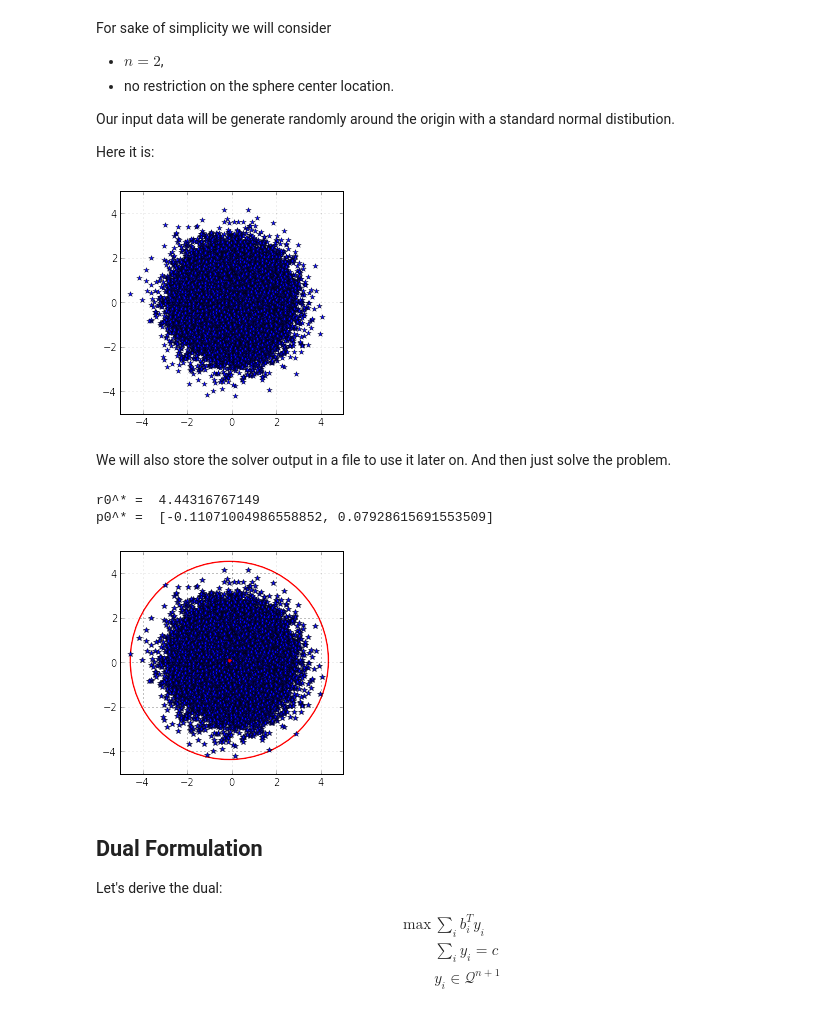
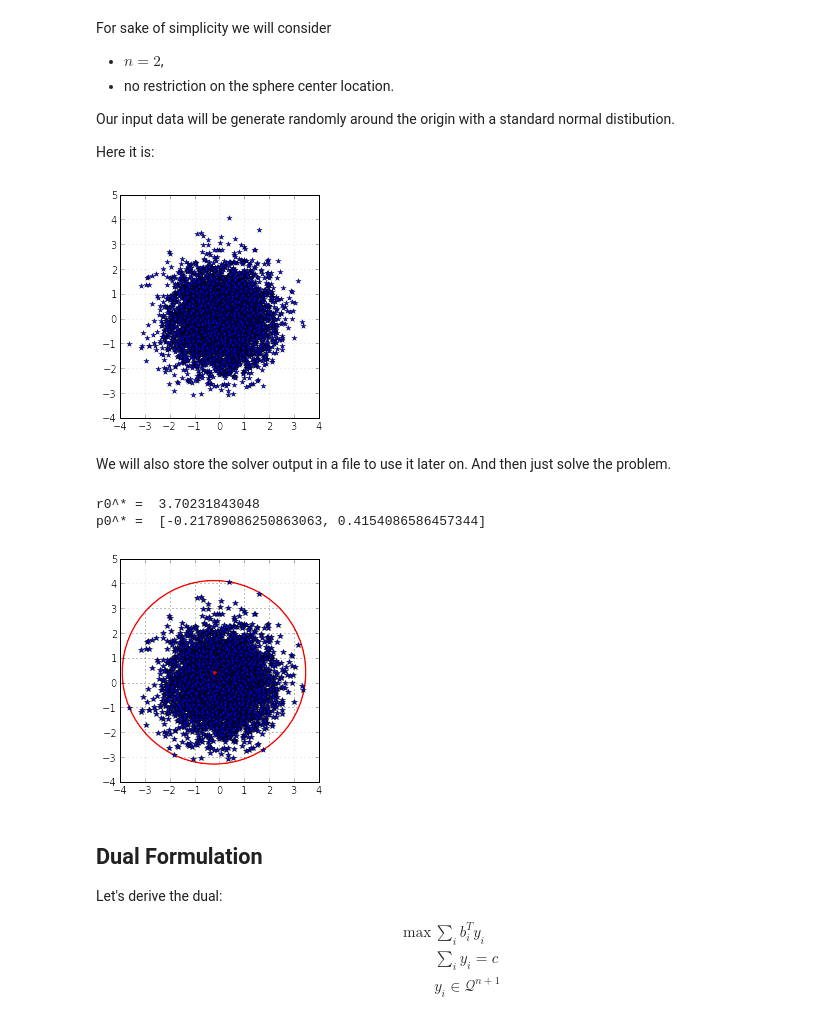
Before and after one commit to andreacassioli/MOSEK, a Jupyter notebook: notebook/ismp2015/minimum ellipsoid.ipynb, the cells around one changed output. Drawn from its saved outputs; the diff is of its cells as text; code cells hidden in the pictures.

```diff
--- a/notebook/ismp2015/minimum ellipsoid.ipynb
+++ b/notebook/ismp2015/minimum ellipsoid.ipynb
@@ -108,30 +108,30 @@ Here it is:
 # %%
 %matplotlib inline
 import matplotlib.pyplot as plt
 import matplotlib.patches as mpatches
 import random
 
 def plot_points(p, p0=[], r0=0.):
     n,k= len(p0), len(p)
 
     fig, ax = plt.subplots()
     ax.set_aspect('equal')
     ax.plot([ p[i][0] for i in range(k)], [ p[i][1] for i in range(k)], 'b*')
 
     if len(p0)>0:
         ax.plot(  p0[0], p0[1], 'r.')
         ax.add_patch( mpatches.Circle( p0,  r0 ,  fc="w", ec="r", lw=1.5) )
     plt.grid()
     plt.show()
 
 n = 2
-k = 50000
+k = 5000
 
 p=  [ [random.gauss(0.,1.) for nn in range(n)] for kk in range(k)]
 
 plot_points(p)
 # %% [output]
-[figure, old version]
+[figure, new version]
 # %% [markdown]
 We will also store the solver output in a file to use it later on. And then just solve the problem.
 # %%
@@ -140,12 +140,12 @@ r0,p0 = primal_problem(n,k,p)
 print "r0^* = ", r0
 print "p0^* = ", p0
 # %% [output]
-r0^* =  4.44316767149
-p0^* =  [-0.11071004986558852, 0.07928615691553509]
+r0^* =  3.70231843048
+p0^* =  [-0.21789086250863063, 0.4154086586457344]
 # %%
 plot_points(p,p0,r0)
 # %% [output]
-[figure, old version]
+[figure, new version]
 # %% [markdown]
 Dual Formulation
 -----------------------
```
Also changed, not shown: parts of 7 cells of this notebook, 3 other files.
